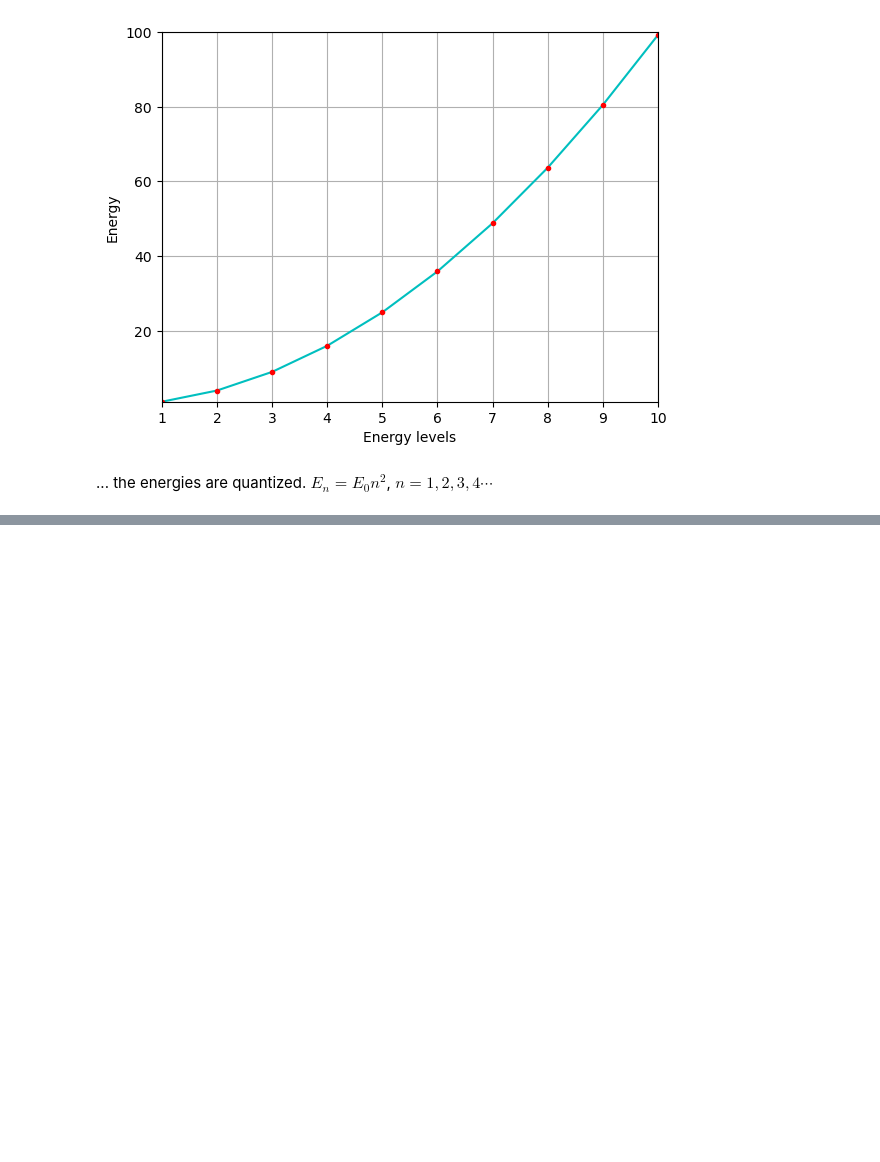
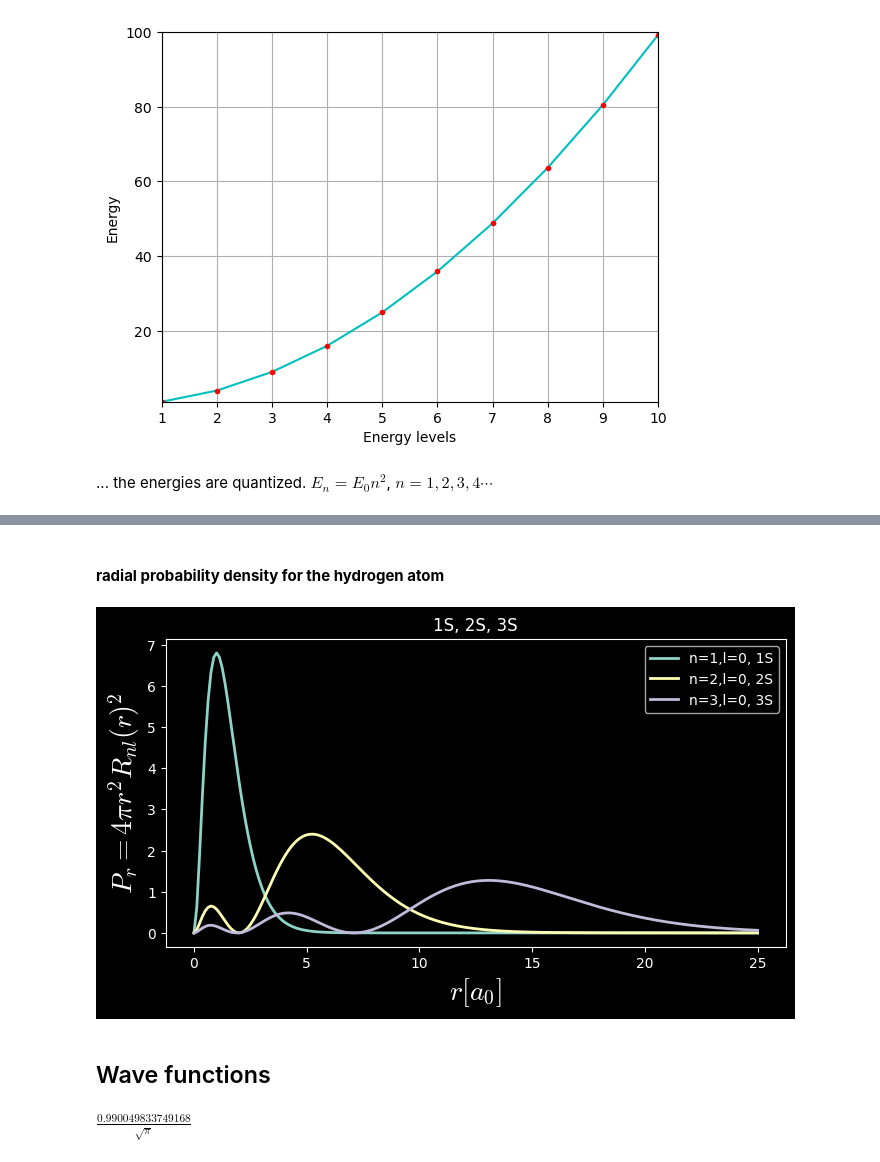
Before and after one commit to Alejandro-UDEA/Fisica_Computacional_Estudiante, a Jupyter notebook: Sesiones/PDE/2.3_FDM_schrodinger.ipynb, the cells around one changed output, grey strips where cells are left out. Drawn from its saved outputs; the diff is of its cells as text; code cells hidden in the pictures; blank space fills up the shorter version.

```diff
--- a/Sesiones/PDE/2.3_FDM_schrodinger.ipynb
+++ b/Sesiones/PDE/2.3_FDM_schrodinger.ipynb
@@ -575,0 +628,25 @@ plt.show()
+# %% [markdown]
+#### **radial probability density for the hydrogen atom**
+# %%
+r = np.linspace(1e-3,25,200)
+
+fig, ax= plt.subplots(figsize=(8, 4))
+
+R1 = psi_R(r,n=1,l=0)
+R2 = psi_R(r,n=2,l=0)
+R3 = psi_R(r,n=3,l=0)
+
+ax.plot(r, R1**2*4*np.pi*r**2, lw=2,label='n=1,l=0, 1S')
+ax.plot(r, R2**2*4*np.pi*r**2, lw=2,label='n=2,l=0, 2S')
+ax.plot(r, R3**2*4*np.pi*r**2, lw=2,label='n=3,l=0, 3S')
+
+ax.set_xlabel('$r [a_0]$',fontsize=20)
+ax.set_ylabel('$P_r=4\\pi r^2R_{nl}(r)^2$', fontsize=20)
+ax.set_title('1S, 2S, 3S')
+#plt.xlim(0, 25)
+ax.legend()
+plt.show()
+# %% [output]
+[figure, added]
+# %% [markdown]
+## Wave functions
@@ -575,0 +662,4 @@ plt.show()
+# %%
+Psi_nlm(1,0,0,1e-2,1e-2,1e-2)
+# %% [output]
+$\displaystyle \frac{0.990049833749168}{\sqrt{\pi}}$
```
Also changed, not shown: parts of 8 cells of this notebook.
